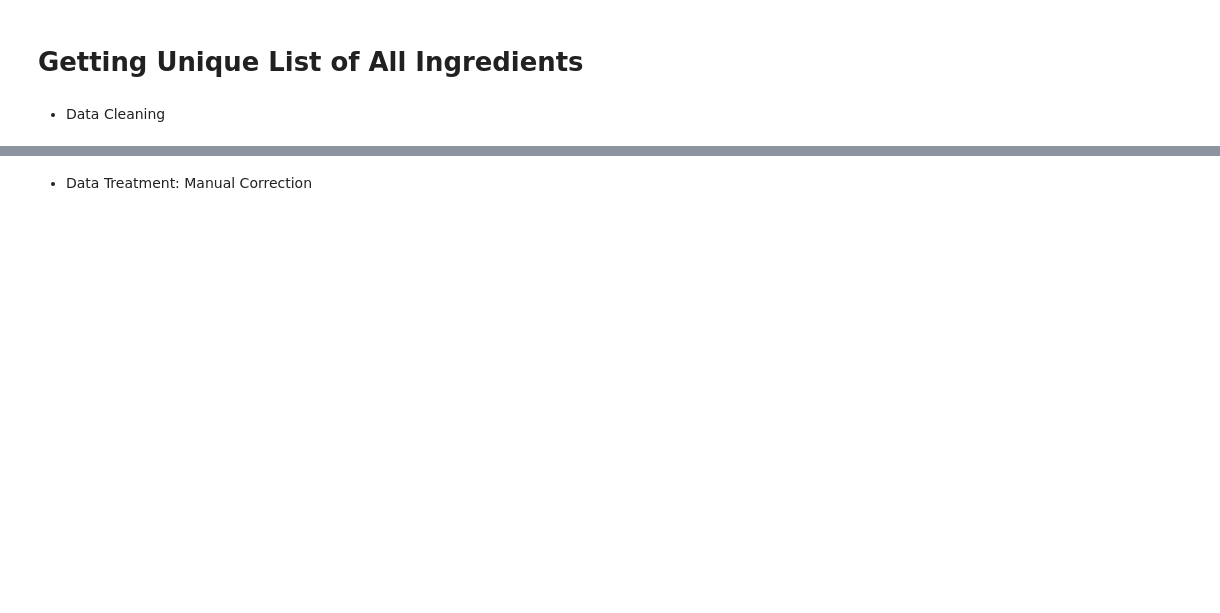
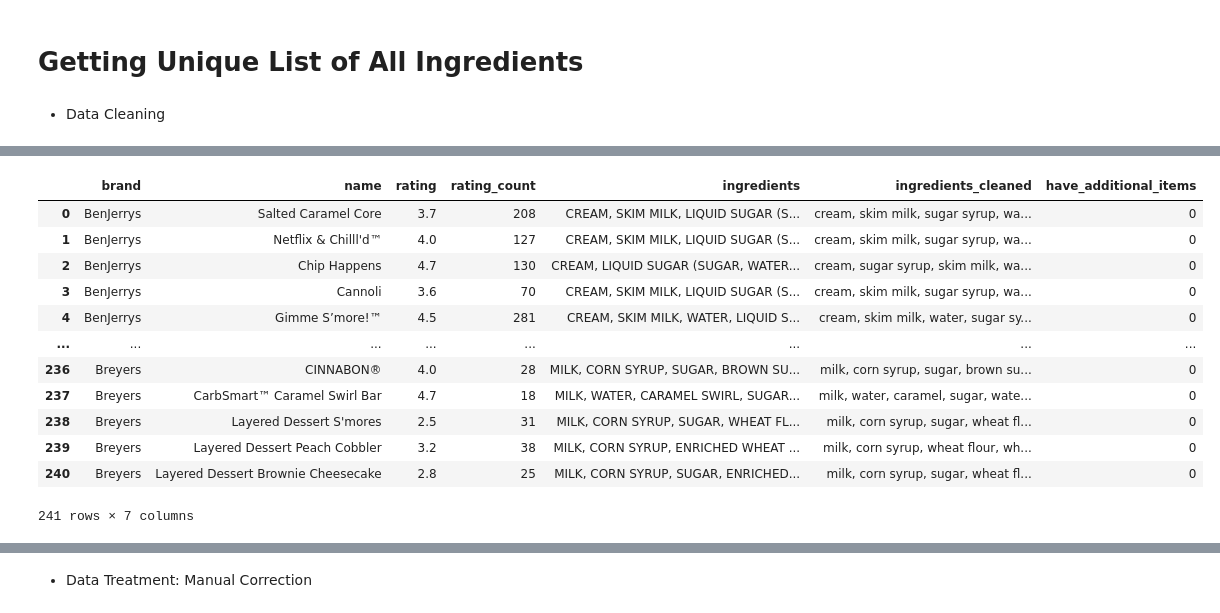
Before and after one commit to kajinmo/icecream, a Jupyter notebook: icecream.ipynb, the cells around one changed output, grey strips where cells are left out. Saved outputs shown, nothing was run; the diff lists cells and outputs as text; code cells hidden in the pictures; blank space fills up the shorter version.

```diff
--- a/icecream.ipynb
+++ b/icecream.ipynb
@@ -249,11 +417,25 @@ df['ingredients_cleaned']
 # %%
 # checking ice creams flavors that have additional items
 bool = df['ingredients_cleaned'].str.contains(":", regex=False)
-df['have_additional_items'] = bool
+df['have_additional_items'] = bool*1 #convert boolean to 0-1
 # %%
 # checking inconsistencies
 
-df[df['have_additional_items']== True]
+df[df['have_additional_items']== 1]
+# %% [output]
+|  | brand | name | rating | rating_count | ingredients | ingredients_cleaned | have_additional_items |
+| 0 | BenJerrys | Salted Caramel Core | 3.7 | 208 | CREAM, SKIM MILK, LIQUID SUGAR (S... | cream, skim milk, sugar syrup, wa... | 0 |
+| 1 | BenJerrys | Netflix & Chilll'd™ | 4.0 | 127 | CREAM, SKIM MILK, LIQUID SUGAR (S... | cream, skim milk, sugar syrup, wa... | 0 |
+| 2 | BenJerrys | Chip Happens | 4.7 | 130 | CREAM, LIQUID SUGAR (SUGAR, WATER... | cream, sugar syrup, skim milk, wa... | 0 |
+| 3 | BenJerrys | Cannoli | 3.6 | 70 | CREAM, SKIM MILK, LIQUID SUGAR (S... | cream, skim milk, sugar syrup, wa... | 0 |
+| 4 | BenJerrys | Gimme S’more!™ | 4.5 | 281 | CREAM, SKIM MILK, WATER, LIQUID S... | cream, skim milk, water, sugar sy... | 0 |
+| ... | ... | ... | ... | ... | ... | ... | ... |
+| 236 | Breyers | CINNABON® | 4.0 | 28 | MILK, CORN SYRUP, SUGAR, BROWN SU... | milk, corn syrup, sugar, brown su... | 0 |
+| 237 | Breyers | CarbSmart™ Caramel Swirl Bar | 4.7 | 18 | MILK, WATER, CARAMEL SWIRL, SUGAR... | milk, water, caramel, sugar, wate... | 0 |
+| 238 | Breyers | Layered Dessert S'mores | 2.5 | 31 | MILK, CORN SYRUP, SUGAR, WHEAT FL... | milk, corn syrup, sugar, wheat fl... | 0 |
+| 239 | Breyers | Layered Dessert Peach Cobbler | 3.2 | 38 | MILK, CORN SYRUP, ENRICHED WHEAT ... | milk, corn syrup, wheat flour, wh... | 0 |
+| 240 | Breyers | Layered Dessert Brownie Cheesecake | 2.8 | 25 | MILK, CORN SYRUP, SUGAR, ENRICHED... | milk, corn syrup, sugar, wheat fl... | 0 |
+241 rows × 7 columns
 # %%
 # manual correction
 # only row 157 (Talenti Organic Oak-Aged Vanilla Gelato) needs correction
```
Also changed, not shown: parts of 59 cells of this notebook.
